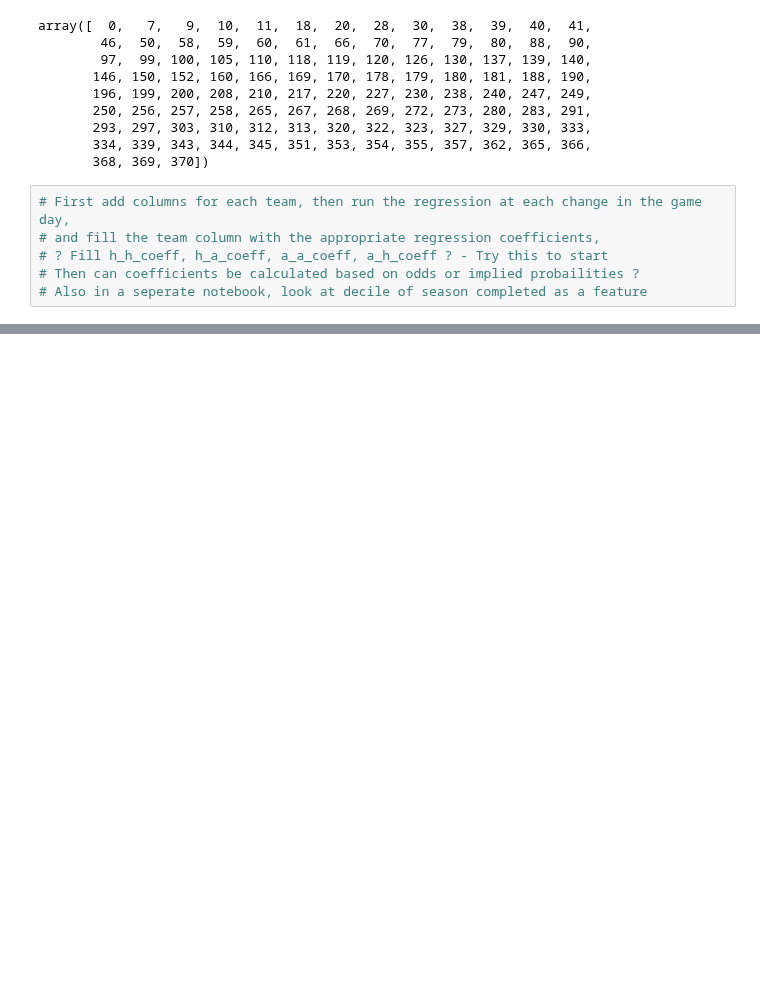
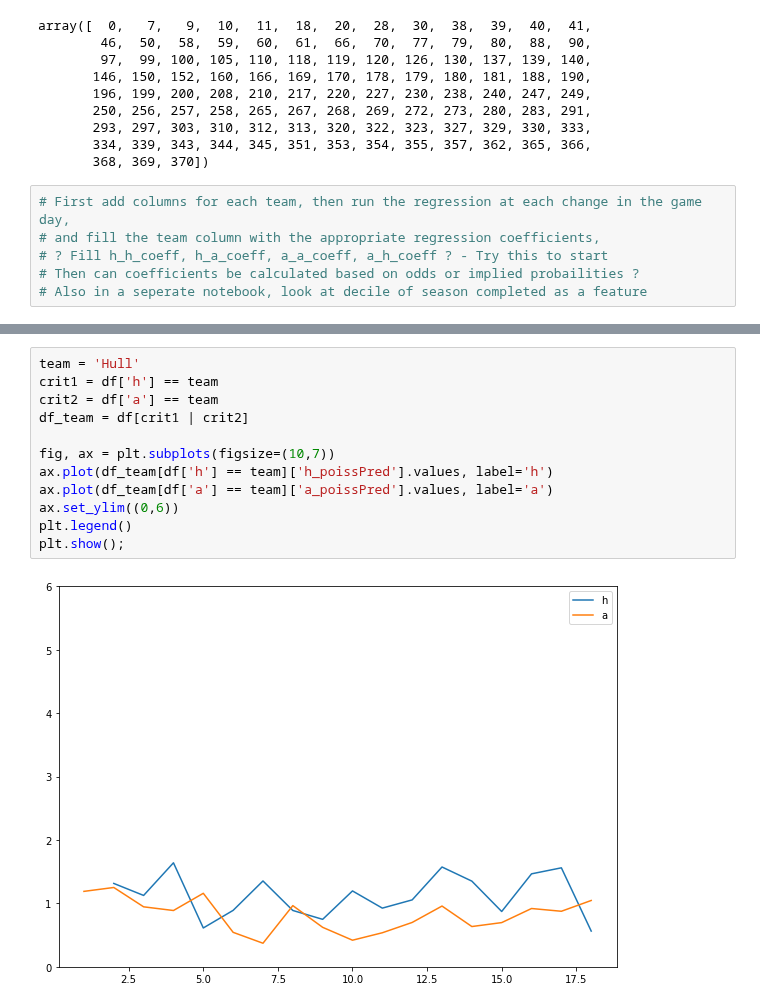
Before and after one commit to DMacGillivray/soccer-predictions, a Jupyter notebook: notebooks/003.05 Features - Logistic Regression Power Ranking.ipynb, the cells around one changed output, grey strips where cells are left out. Saved outputs shown, nothing was run; the diff lists cells and outputs as text; blank space fills up the shorter version.

```diff
--- a/notebooks/003.05 Features - Logistic Regression Power Ranking.ipynb
+++ b/notebooks/003.05 Features - Logistic Regression Power Ranking.ipynb
@@ -444,0 +769,14 @@ array([  0,   7,   9,  10,  11,  18,  20,  28,  30,  38,  39,  40,  41,
+# %%
+team = 'Hull'
+crit1 = df['h'] == team
+crit2 = df['a'] == team
+df_team = df[crit1 | crit2]
+
+fig, ax = plt.subplots(figsize=(10,7))
+ax.plot(df_team[df['h'] == team]['h_poissPred'].values, label='h')
+ax.plot(df_team[df['a'] == team]['a_poissPred'].values, label='a')
+ax.set_ylim((0,6))
+plt.legend()
+plt.show();
+# %% [output]
+[figure, added]
```
Also changed, not shown: parts of 35 cells of this notebook, 1 other file.
